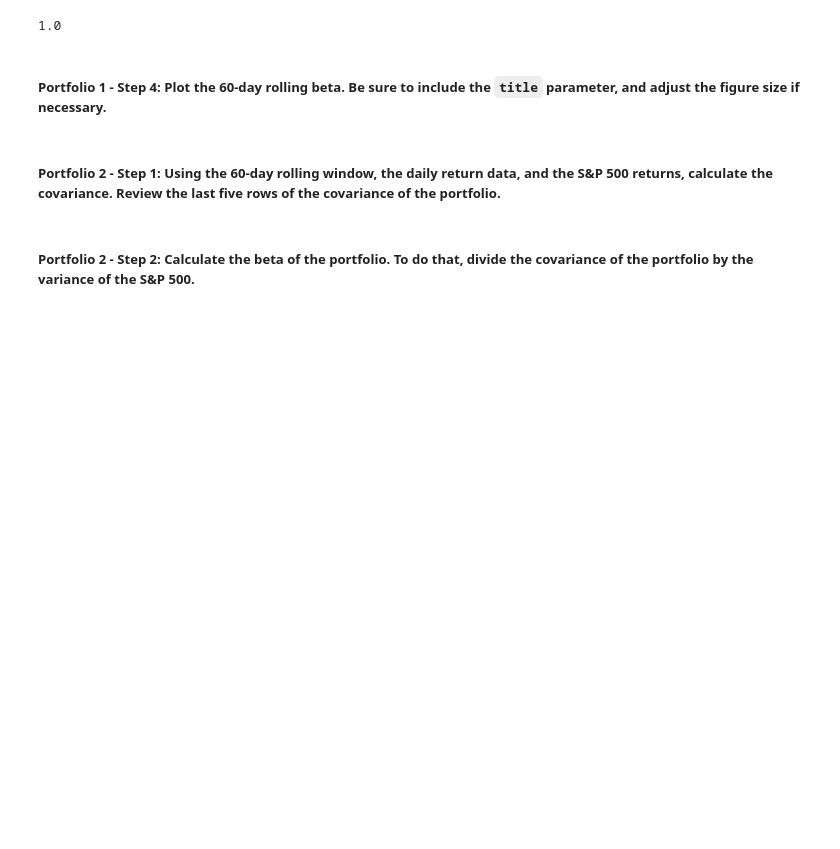
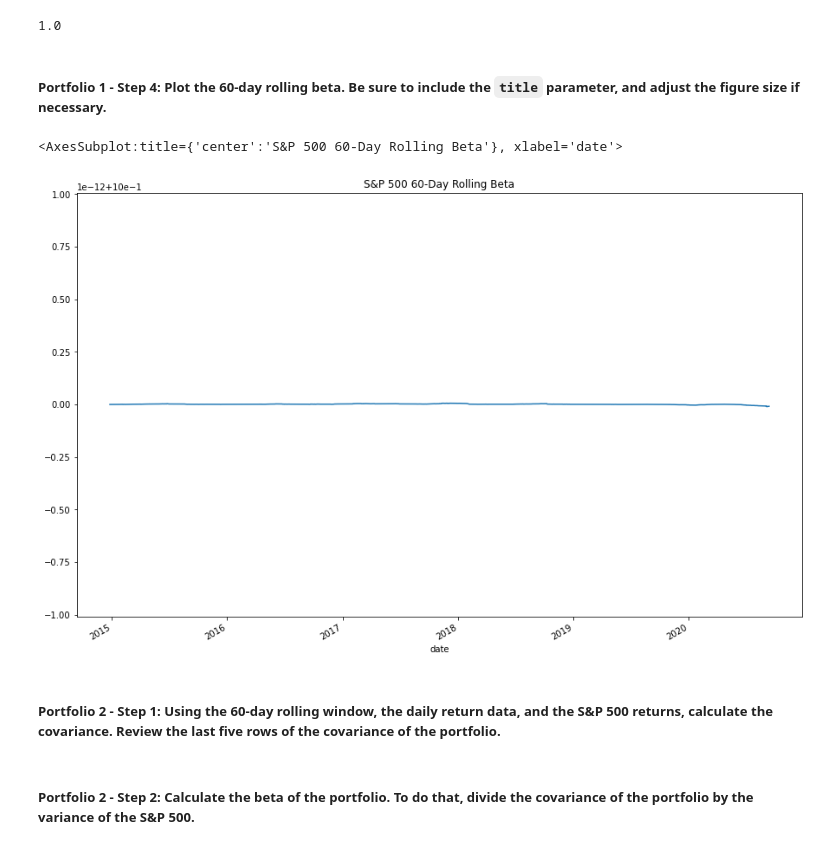
Before and after one commit to Oleener/Challenge_4, a Jupyter notebook: Challenge/Starter_Code/risk_return_analysis.ipynb, the cells around one changed output. Cells and saved outputs as stored; diff of their text form; code cells hidden in the pictures; blank space fills up the shorter version.

```diff
--- a/Challenge/Starter_Code/risk_return_analysis.ipynb
+++ b/Challenge/Starter_Code/risk_return_analysis.ipynb
@@ -431,7 +431,10 @@ SPX_500_average_rolling_beta
 # %%
 # Plot the rolling beta
 # Include a title parameter and adjust the figure size
-SPX_500_rolling_60_beta.plot(
+SPX_500_rolling_60_beta.plot(title="S&P 500 60-Day Rolling Beta", figsize=(15,10))
+# %% [output]
+<AxesSubplot:title={'center':'S&P 500 60-Day Rolling Beta'}, xlabel='date'>
+[figure, added]
 # %% [markdown]
 ##### Portfolio 2 - Step 1: Using the 60-day rolling window, the daily return data, and the S&P 500 returns, calculate the covariance. Review the last five rows of the covariance of the portfolio.
 # %%
```
